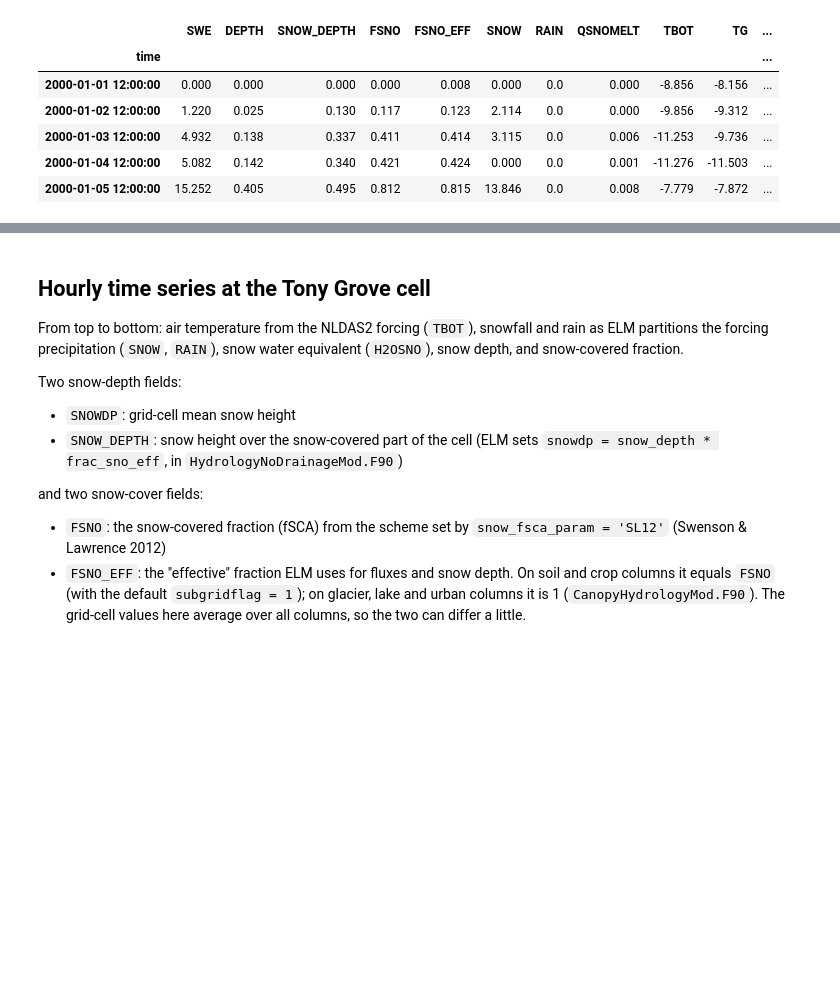
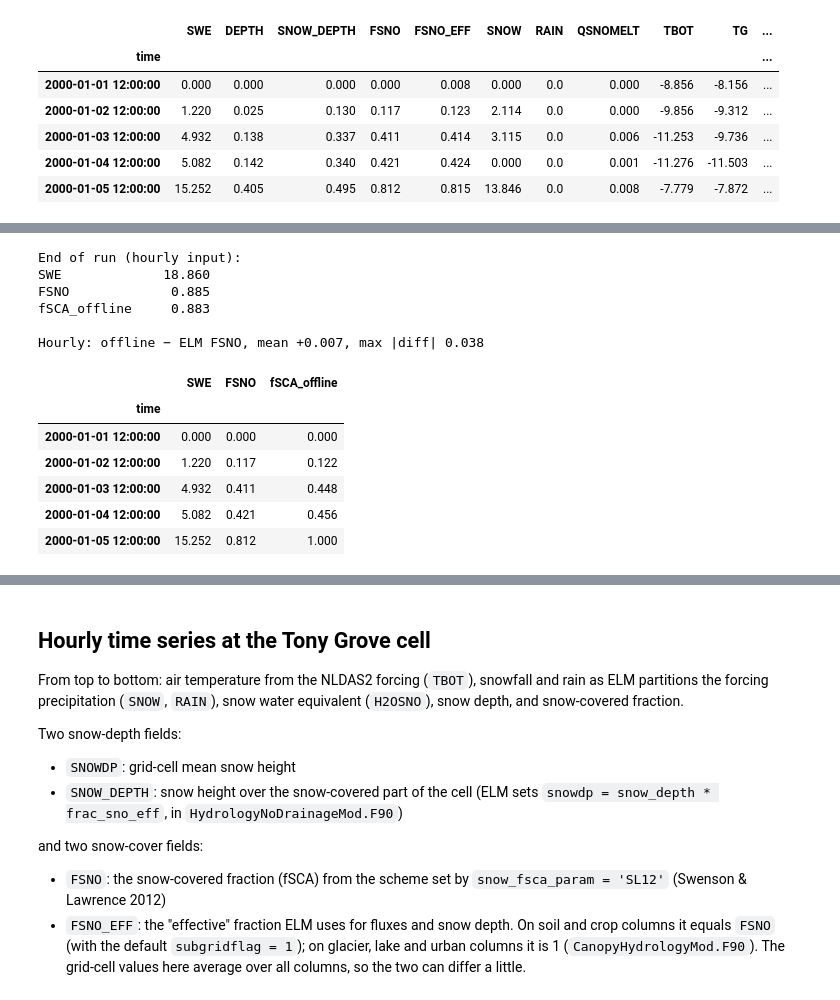
Before and after one commit to chrisrycx/E3SM_run_scripts, a Jupyter notebook: analysis/TG_NLDAS2_2000-2000_quicktest.ipynb, the cells around one changed output, grey strips where cells are left out. Saved outputs shown, nothing was run; the diff lists cells and outputs as text; code cells hidden in the pictures; blank space fills up the shorter version.

```diff
--- a/analysis/TG_NLDAS2_2000-2000_quicktest.ipynb
+++ b/analysis/TG_NLDAS2_2000-2000_quicktest.ipynb
@@ -269,3 +313,14 @@ tonygrove_daily.round(3)
 | 2000-01-03 12:00:00 | 4.932 | 0.138 | 0.337 | 0.411 | 0.414 | 3.115 | 0.0 | 0.006 | -11.253 | -9.736 | ... |
 | 2000-01-04 12:00:00 | 5.082 | 0.142 | 0.340 | 0.421 | 0.424 | 0.000 | 0.0 | 0.001 | -11.276 | -11.503 | ... |
 | 2000-01-05 12:00:00 | 15.252 | 0.405 | 0.495 | 0.812 | 0.815 | 13.846 | 0.0 | 0.008 | -7.779 | -7.872 | ... |
+# %%
+from fsca.algorithms.sl12 import fSCA_SL12
+
+# Terrain at the Tony Grove cell. sigma = STD_ELEV, the field ELM's SL12 uses,
+# rather than fsca_stddev_elev (computed from detrended elevation).
+tg_surf = surf.sel(site, method="nearest")
+TG_SIGMA = float(tg_surf["STD_ELEV"])
+
+sl12 = fSCA_SL12.from_data_dict({"sigma": TG_SIGMA})
+print(f"STD_ELEV = {TG_SIGMA:.1f} m")
+print(f"Nmelt: fsca package {sl12.Nmelt:.4f}, ELM n_melt {float(tg_surf['n_melt']):.4f}")
@@ -271,0 +349,34 @@ tonygrove_daily.round(3)
+# %%
+def offline_fsca(df, sigma=TG_SIGMA):
+    """Run the package's SL12 on a DataFrame with SWE (mm) and DEPTH (m) columns.
+
+    Same loop as fsca.grid_calc.run_point_timeseries. That module raises at import
+    unless SWANN_PATH and FSCA_OUTPUT_PATH are set, so it isn't imported here.
+    """
+    calc = fSCA_SL12.from_data_dict({"sigma": sigma})   # new calculator: no state carried over
+    return np.array([calc.calc_fsca(float(w), float(h), t)
+                     for w, h, t in zip(df["SWE"], df["DEPTH"], df.index)])
+
+tonygrove["fSCA_offline"] = offline_fsca(tonygrove)
+tonygrove_daily["fSCA_offline"] = offline_fsca(tonygrove_daily)
+
+cmp_cols = ["SWE", "FSNO", "fSCA_offline"]
+print("End of run (hourly input):")
+print(tonygrove[cmp_cols].iloc[-1].round(3).to_string())
+print(f"\nHourly: offline − ELM FSNO, mean {(tonygrove.fSCA_offline - tonygrove.FSNO).mean():+.3f}, "
+      f"max |diff| {(tonygrove.fSCA_offline - tonygrove.FSNO).abs().max():.3f}")
+tonygrove_daily[cmp_cols].round(3)
+# %% [output]
+End of run (hourly input):
+SWE             18.860
+FSNO             0.885
+fSCA_offline     0.883
+
+Hourly: offline − ELM FSNO, mean +0.007, max |diff| 0.038
+|  | SWE | FSNO | fSCA_offline |
+| time |  |  |  |
+| 2000-01-01 12:00:00 | 0.000 | 0.000 | 0.000 |
+| 2000-01-02 12:00:00 | 1.220 | 0.117 | 0.122 |
+| 2000-01-03 12:00:00 | 4.932 | 0.411 | 0.448 |
+| 2000-01-04 12:00:00 | 5.082 | 0.421 | 0.456 |
+| 2000-01-05 12:00:00 | 15.252 | 0.812 | 1.000 |
```
Also changed, not shown: parts of 7 cells of this notebook, 6 other files.
